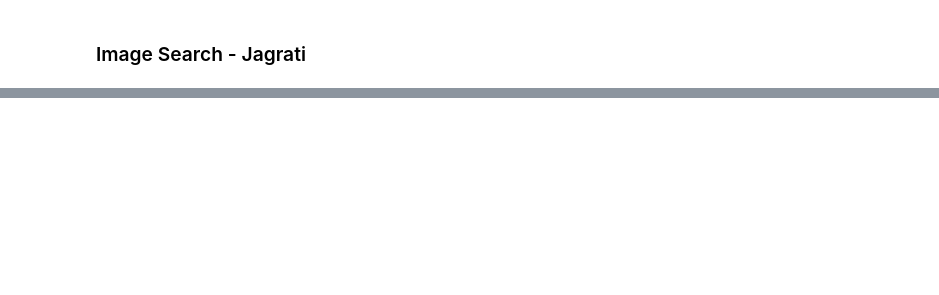
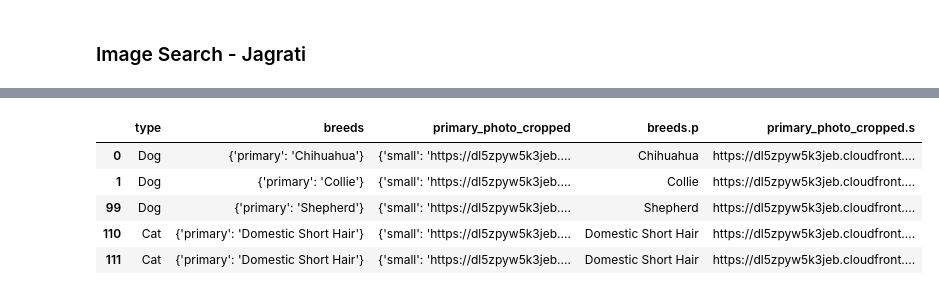
Before and after one commit to elizabethschall2934/Final-Project, a Jupyter notebook: Jagrati/AnimalImage_ML.ipynb, the cells around one changed output, grey strips where cells are left out. Saved outputs shown, nothing was run; the diff lists cells and outputs as text; code cells hidden in the pictures; blank space fills up the shorter version.

```diff
--- a/Jagrati/AnimalImage_ML.ipynb
+++ b/Jagrati/AnimalImage_ML.ipynb
@@ -100,0 +71,15 @@ array(['Dog'], dtype=object)
+# %%
+petfinder_data_df["breeds.p"] = petfinder_data_df["breeds"].apply(lambda x: x.get("primary"))
+#petfinder_data_df["colors.p"] = petfinder_data_df["colors"].apply(lambda x: x.get("primary"))
+#petfinder_data_df["colors.s"] = petfinder_data_df["colors"].apply(lambda x: x.get("secondary"))
+#petfinder_data_df["colors.t"] = petfinder_data_df["colors"].apply(lambda x: x.get("tertiary"))
+petfinder_data_df["primary_photo_cropped.s"] = petfinder_data_df["primary_photo_cropped"].apply(lambda x: x.get("small"))
+# %%
+petfinder_data_df.head()
+# %% [output]
+|  | type | breeds | primary_photo_cropped | breeds.p | primary_photo_cropped.s |
+| 0 | Dog | {'primary': 'Chihuahua'} | {'small': 'https://dl5zpyw5k3jeb.... | Chihuahua | https://dl5zpyw5k3jeb.cloudfront.... |
+| 1 | Dog | {'primary': 'Collie'} | {'small': 'https://dl5zpyw5k3jeb.... | Collie | https://dl5zpyw5k3jeb.cloudfront.... |
+| 99 | Dog | {'primary': 'Shepherd'} | {'small': 'https://dl5zpyw5k3jeb.... | Shepherd | https://dl5zpyw5k3jeb.cloudfront.... |
+| 110 | Cat | {'primary': 'Domestic Short Hair'} | {'small': 'https://dl5zpyw5k3jeb.... | Domestic Short Hair | https://dl5zpyw5k3jeb.cloudfront.... |
+| 111 | Cat | {'primary': 'Domestic Short Hair'} | {'small': 'https://dl5zpyw5k3jeb.... | Domestic Short Hair | https://dl5zpyw5k3jeb.cloudfront.... |
```
Also changed, not shown: parts of 39 cells of this notebook, 1 other file.
